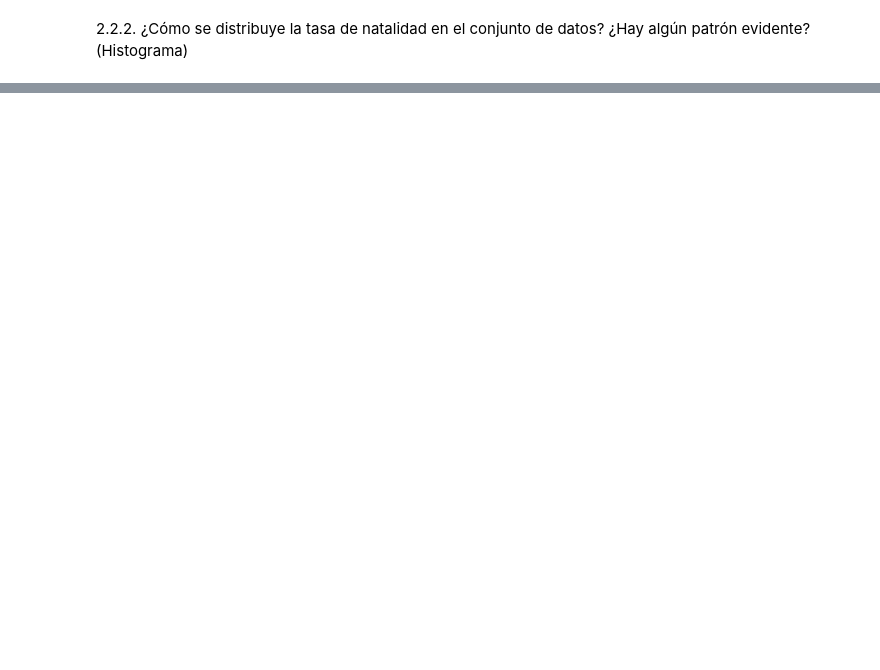
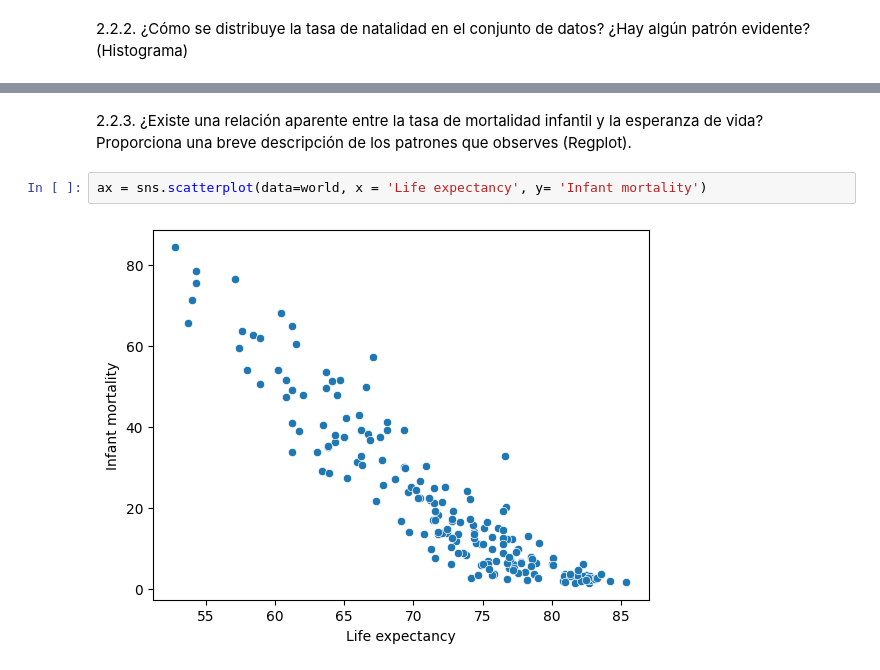
Before and after one commit to Mariadelmardp/Curso-ML, a Jupyter notebook: ejercicios/2_Visualización.ipynb, the cells around one changed output, grey strips where cells are left out. Cells and saved outputs as stored; diff of their text form; blank space fills up the shorter version.

```diff
--- a/ejercicios/2_Visualización.ipynb
+++ b/ejercicios/2_Visualización.ipynb
@@ -134,0 +142,6 @@ Index(['Unnamed: 0', 'Country', 'Density\n(P/Km2)', 'Abbreviation',
+# %% [markdown]
+2.2.3. ¿Existe una relación aparente entre la tasa de mortalidad infantil y la esperanza de vida? Proporciona una breve descripción de los patrones que observes (Regplot).
+# %%
+ax = sns.scatterplot(data=world, x = 'Life expectancy', y= 'Infant mortality')
+# %% [output]
+[figure, added]
```
Also changed, not shown: parts of 8 cells of this notebook, 1 other file.
